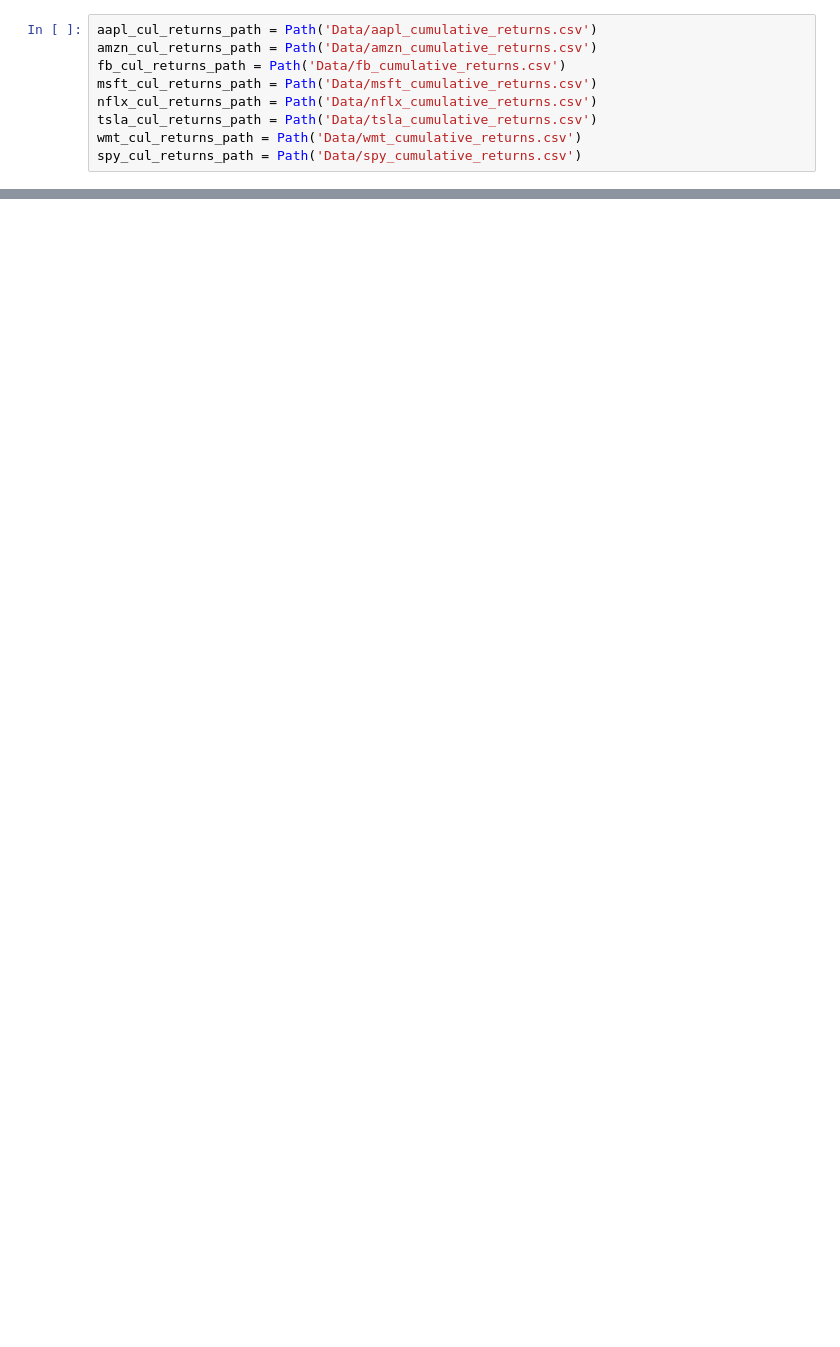
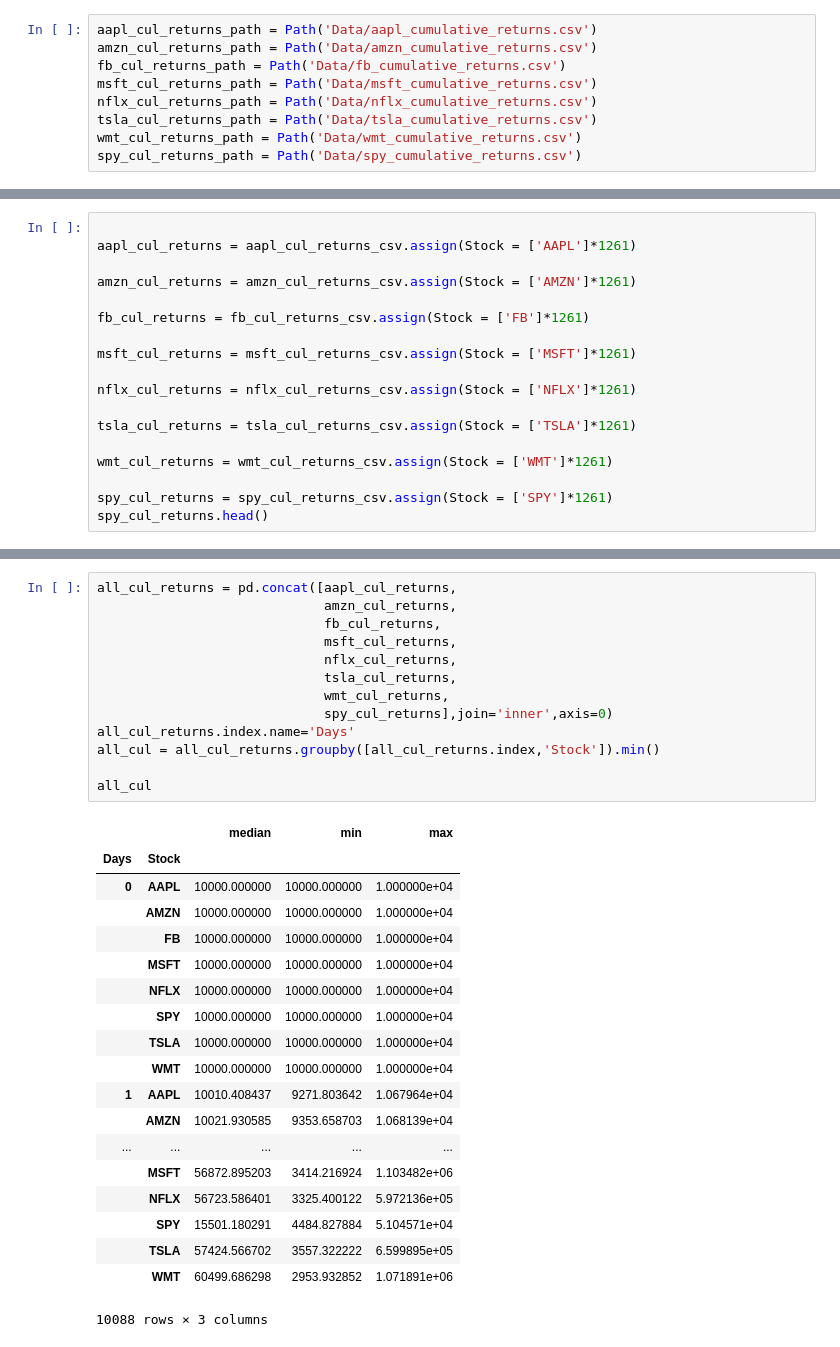
Before and after one commit to jerry1998728/SIP-Project, a Jupyter notebook: Visualization_panel.ipynb, the cells around one changed output, grey strips where cells are left out. Saved outputs shown, nothing was run; the diff lists cells and outputs as text; blank space fills up the shorter version.

```diff
--- a/Visualization_panel.ipynb
+++ b/Visualization_panel.ipynb
@@ -81,0 +53,18 @@ all_cul_returns.head()
+# %%
+
+aapl_cul_returns = aapl_cul_returns_csv.assign(Stock = ['AAPL']*1261)
+
+amzn_cul_returns = amzn_cul_returns_csv.assign(Stock = ['AMZN']*1261)
+
+fb_cul_returns = fb_cul_returns_csv.assign(Stock = ['FB']*1261)
+
+msft_cul_returns = msft_cul_returns_csv.assign(Stock = ['MSFT']*1261)
+
+nflx_cul_returns = nflx_cul_returns_csv.assign(Stock = ['NFLX']*1261)
+
+tsla_cul_returns = tsla_cul_returns_csv.assign(Stock = ['TSLA']*1261)
+
+wmt_cul_returns = wmt_cul_returns_csv.assign(Stock = ['WMT']*1261)
+
+spy_cul_returns = spy_cul_returns_csv.assign(Stock = ['SPY']*1261)
+spy_cul_returns.head()
@@ -81,0 +78,33 @@ all_cul_returns.head()
+# %%
+all_cul_returns = pd.concat([aapl_cul_returns,
+                             amzn_cul_returns,
+                             fb_cul_returns,
+                             msft_cul_returns,
+                             nflx_cul_returns,
+                             tsla_cul_returns,
+                             wmt_cul_returns,
+                             spy_cul_returns],join='inner',axis=0)
+all_cul_returns.index.name='Days'
+all_cul = all_cul_returns.groupby([all_cul_returns.index,'Stock']).min()
+
+all_cul
+# %% [output]
+|  |  | median | min | max |
+| Days | Stock |  |  |  |
+| 0 | AAPL | 10000.000000 | 10000.000000 | 1.000000e+04 |
+|  | AMZN | 10000.000000 | 10000.000000 | 1.000000e+04 |
+|  | FB | 10000.000000 | 10000.000000 | 1.000000e+04 |
+|  | MSFT | 10000.000000 | 10000.000000 | 1.000000e+04 |
+|  | NFLX | 10000.000000 | 10000.000000 | 1.000000e+04 |
+|  | SPY | 10000.000000 | 10000.000000 | 1.000000e+04 |
+|  | TSLA | 10000.000000 | 10000.000000 | 1.000000e+04 |
+|  | WMT | 10000.000000 | 10000.000000 | 1.000000e+04 |
+| 1 | AAPL | 10010.408437 | 9271.803642 | 1.067964e+04 |
+|  | AMZN | 10021.930585 | 9353.658703 | 1.068139e+04 |
+| ... | ... | ... | ... | ... |
+|  | MSFT | 56872.895203 | 3414.216924 | 1.103482e+06 |
+|  | NFLX | 56723.586401 | 3325.400122 | 5.972136e+05 |
+|  | SPY | 15501.180291 | 4484.827884 | 5.104571e+04 |
+|  | TSLA | 57424.566702 | 3557.322222 | 6.599895e+05 |
+|  | WMT | 60499.686298 | 2953.932852 | 1.071891e+06 |
+10088 rows × 3 columns
```
Also changed, not shown: parts of 11 cells of this notebook, 6 other files.
